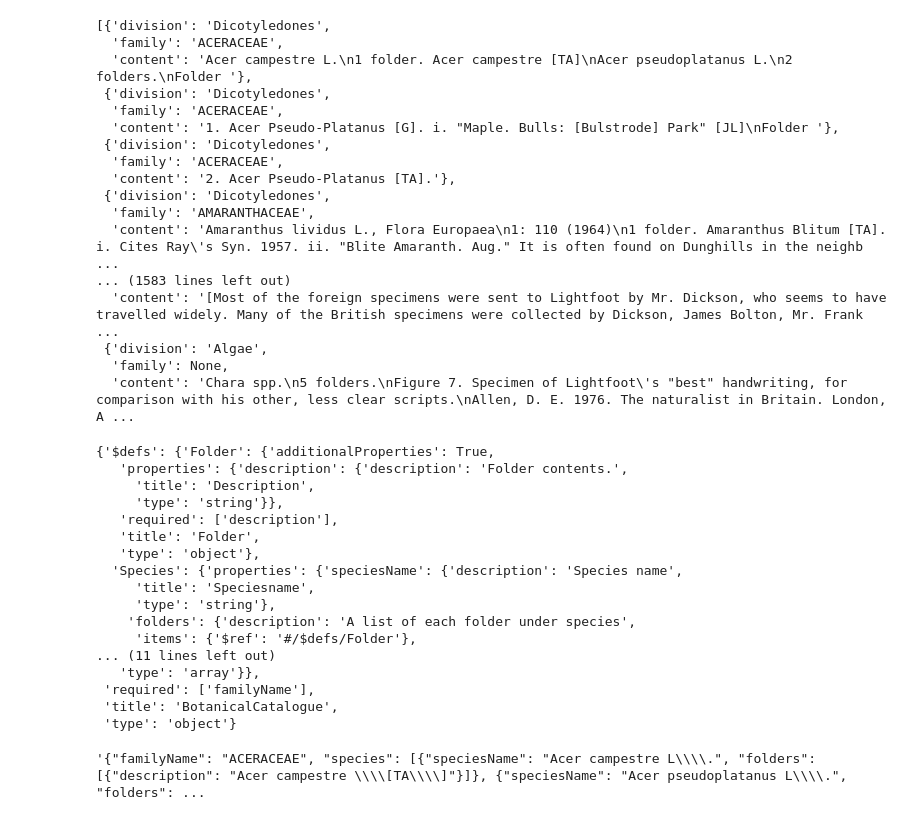
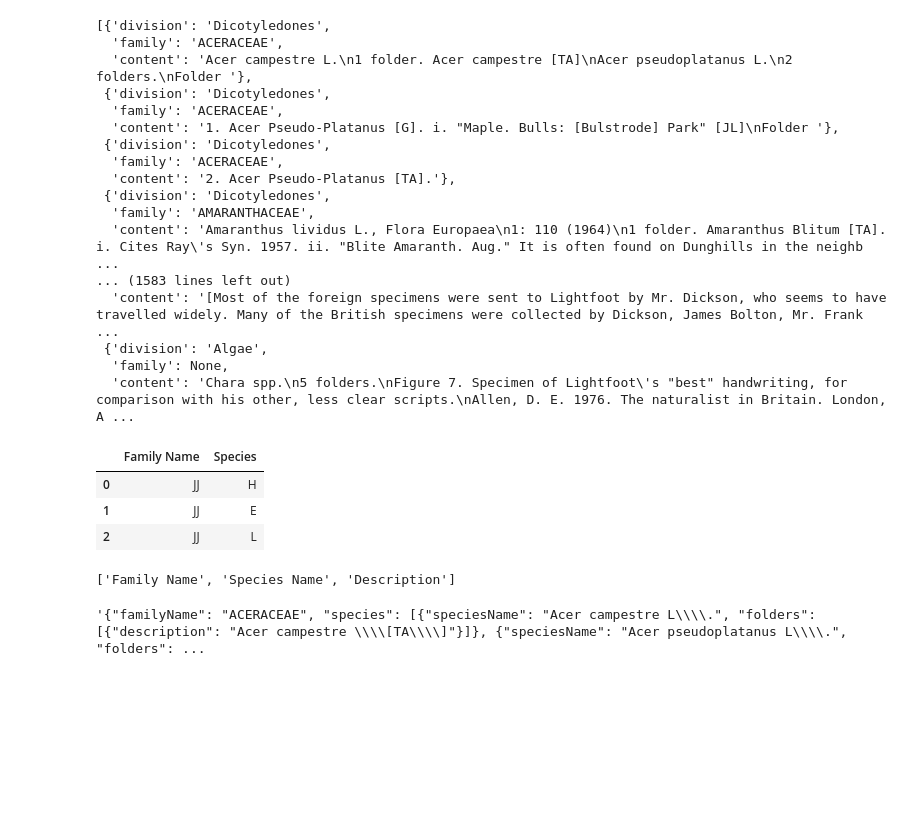
Before and after one commit to KewBridge/LightfootCatalogue, a Jupyter notebook: qwen_vl_7b_testing.ipynb, the cells around one changed output. Cells and saved outputs as stored; diff of their text form; code cells hidden in the pictures; blank space fills up the shorter version.

```diff
--- a/qwen_vl_7b_testing.ipynb
+++ b/qwen_vl_7b_testing.ipynb
@@ -77,26 +78,26 @@ class Species(BaseModel):
 class BotanicalCatalogue(BaseModel):
     familyName: str = Field(..., description="Family name")
     species: list[Species] = Field(default_factory=list, description="List of all species and their contents")
+# %%
+a = pd.DataFrame(columns=["Family Name", "Species"])
+
+b = pd.DataFrame(columns=["Species"])
+
+b["Species"] = ["H", "E", "L"]
+# %%
+a["Species"] = b
+a["Family Name"] = ["JJ"] * len(b)
+# %%
+a
+# %% [output]
+|  | Family Name | Species |
+| 0 | JJ | H |
+| 1 | JJ | E |
+| 2 | JJ | L |
 # %%
-BotanicalCatalogue.model_json_schema()
+BotanicalCatalogue.get_columns()
 # %% [output]
-{'$defs': {'Folder': {'additionalProperties': True,
-   'properties': {'description': {'description': 'Folder contents.',
-     'title': 'Description',
-     'type': 'string'}},
-   'required': ['description'],
-   'title': 'Folder',
-   'type': 'object'},
-  'Species': {'properties': {'speciesName': {'description': 'Species name',
-     'title': 'Speciesname',
-     'type': 'string'},
-    'folders': {'description': 'A list of each folder under species',
-     'items': {'$ref': '#/$defs/Folder'},
-... (11 lines left out)
-   'type': 'array'}},
- 'required': ['familyName'],
- 'title': 'BotanicalCatalogue',
- 'type': 'object'}
+['Family Name', 'Species Name', 'Description']
 # %%
 samples = """{
         "familyName": "ACERACEAE",
```
Also changed, not shown: parts of 6 cells of this notebook, 2 other files.
